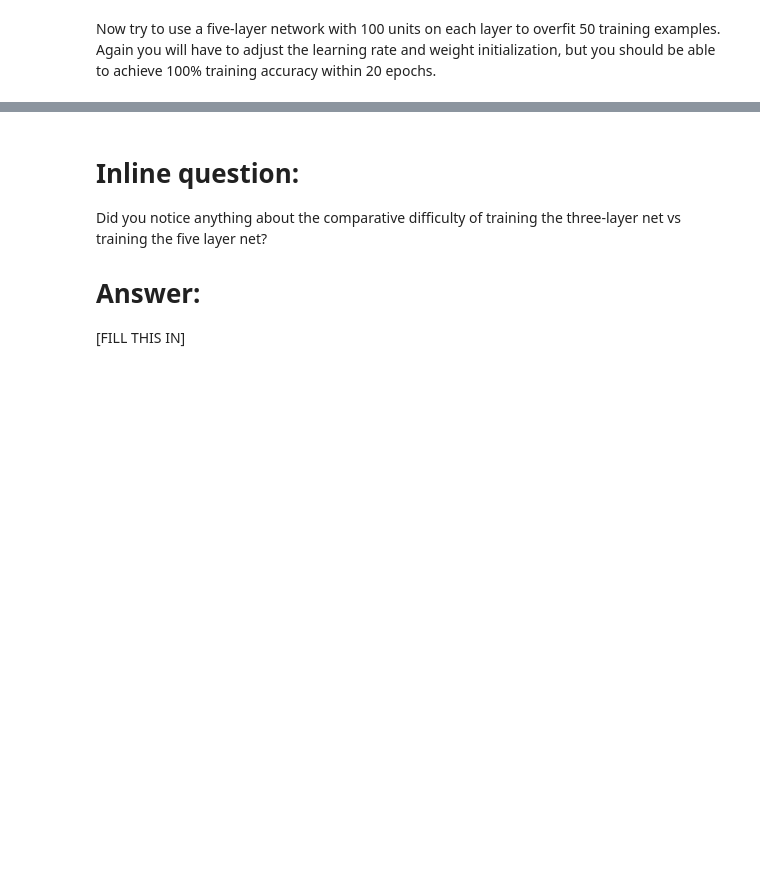
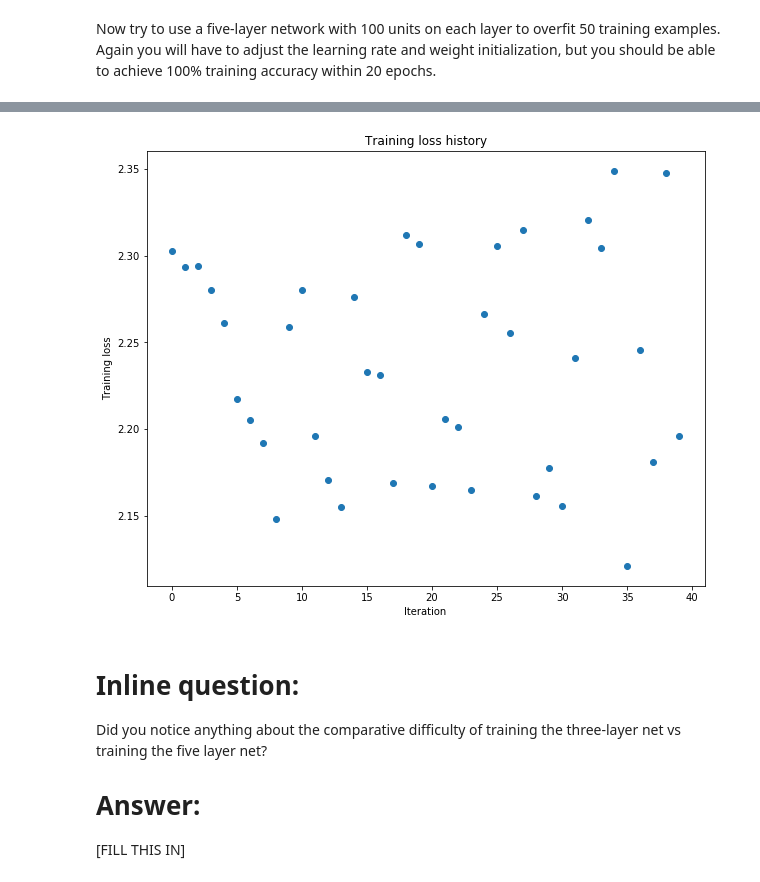
Before and after one commit to aminghafari/Cs231n_DeepLearning_assignment_2, a Jupyter notebook: FullyConnectedNets.ipynb, the cells around one changed output, grey strips where cells are left out. Drawn from its saved outputs; the diff is of its cells as text; code cells hidden in the pictures; blank space fills up the shorter version.

```diff
--- a/FullyConnectedNets.ipynb
+++ b/FullyConnectedNets.ipynb
@@ -439,7 +479,7 @@ small_data = {
   'y_val': data['y_val'],
 }
 
-learning_rate = 1e-3
+learning_rate = 1
 weight_scale = 1e-5
 model = FullyConnectedNet([100, 100, 100, 100],
                 weight_scale=weight_scale, dtype=np.float64)
@@ -457,3 +497,4 @@ plt.title('Training loss history')
 plt.xlabel('Iteration')
 plt.ylabel('Training loss')
 plt.show()
+# %% [output]
@@ -460,3 +518,4 @@ plt.show()
+[figure, added]
 # %% [markdown]
 # Inline question:
 Did you notice anything about the comparative difficulty of training the three-layer net vs training the five layer net?
```
Also changed, not shown: parts of 6 cells of this notebook, 2 other files.
